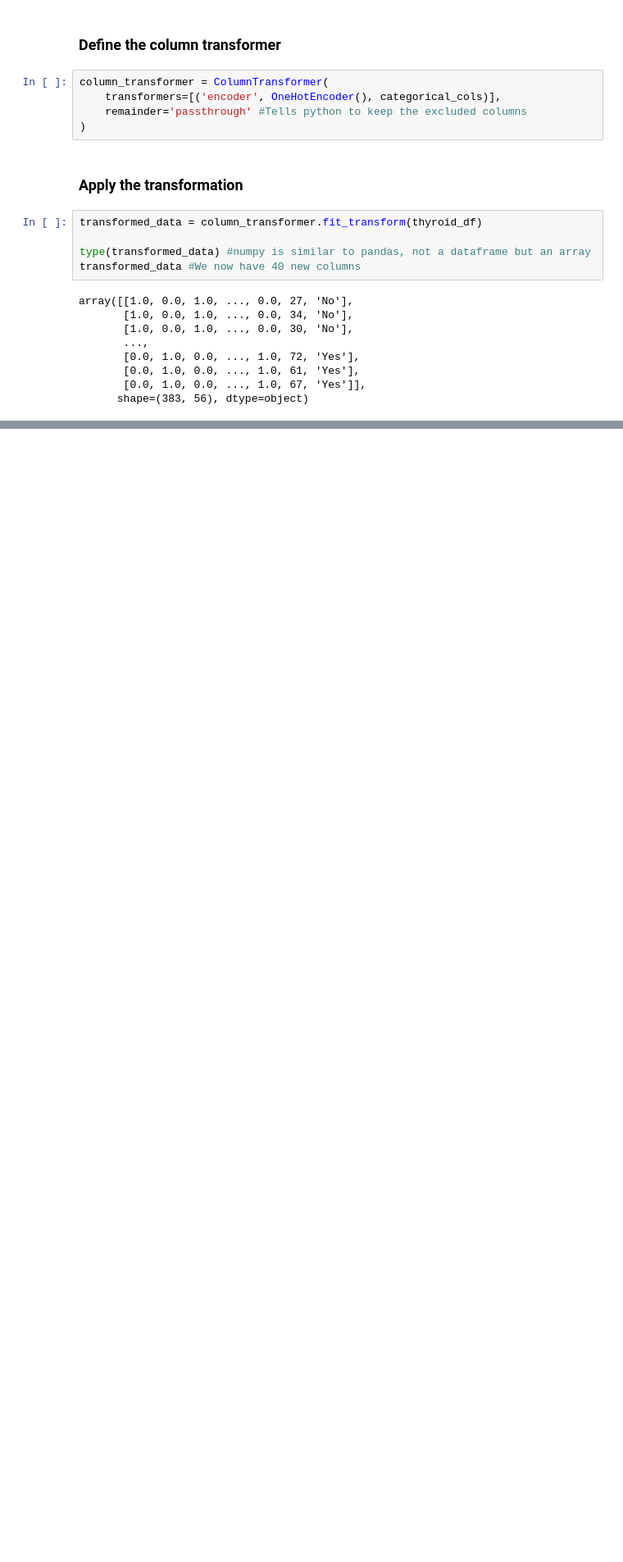
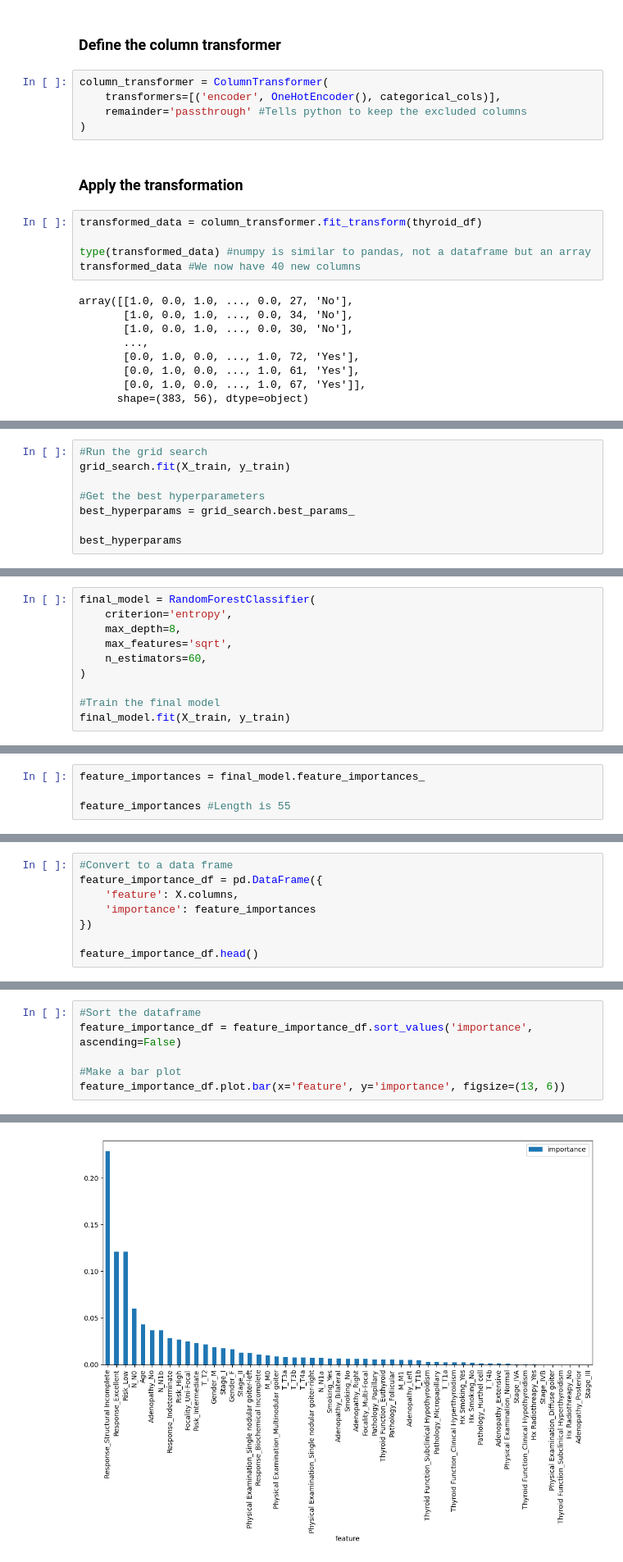
Before and after one commit to Breadley808/UH-MBBE-447-lecture-9-10-Breadley808, a Jupyter notebook: L9_10_notes.ipynb, the cells around one changed output, grey strips where cells are left out. Shown at 82% size. Drawn from its saved outputs; the diff is of its cells as text; blank space fills up the shorter version.

```diff
--- a/L9_10_notes.ipynb
+++ b/L9_10_notes.ipynb
@@ -162,0 +214,8 @@ transformed_df
+# %%
+#Run the grid search
+grid_search.fit(X_train, y_train)
+
+#Get the best hyperparameters
+best_hyperparams = grid_search.best_params_
+
+best_hyperparams
@@ -162,0 +229,10 @@ transformed_df
+# %%
+final_model = RandomForestClassifier(
+    criterion='entropy',
+    max_depth=8,
+    max_features='sqrt',
+    n_estimators=60,
+)
+
+#Train the final model
+final_model.fit(X_train, y_train)
@@ -162,0 +264,4 @@ transformed_df
+# %%
+feature_importances = final_model.feature_importances_
+
+feature_importances #Length is 55
@@ -162,0 +283,8 @@ transformed_df
+# %%
+#Convert to a data frame
+feature_importance_df = pd.DataFrame({
+    'feature': X.columns,
+    'importance': feature_importances
+})
+
+feature_importance_df.head()
@@ -162,0 +298,7 @@ transformed_df
+# %%
+#Sort the dataframe
+feature_importance_df = feature_importance_df.sort_values('importance', ascending=False)
+
+#Make a bar plot
+feature_importance_df.plot.bar(x='feature', y='importance', figsize=(13, 6))
+# %% [output]
@@ -162,0 +306 @@ transformed_df
+[figure, added]
```
Also changed, not shown: parts of 29 cells of this notebook.
